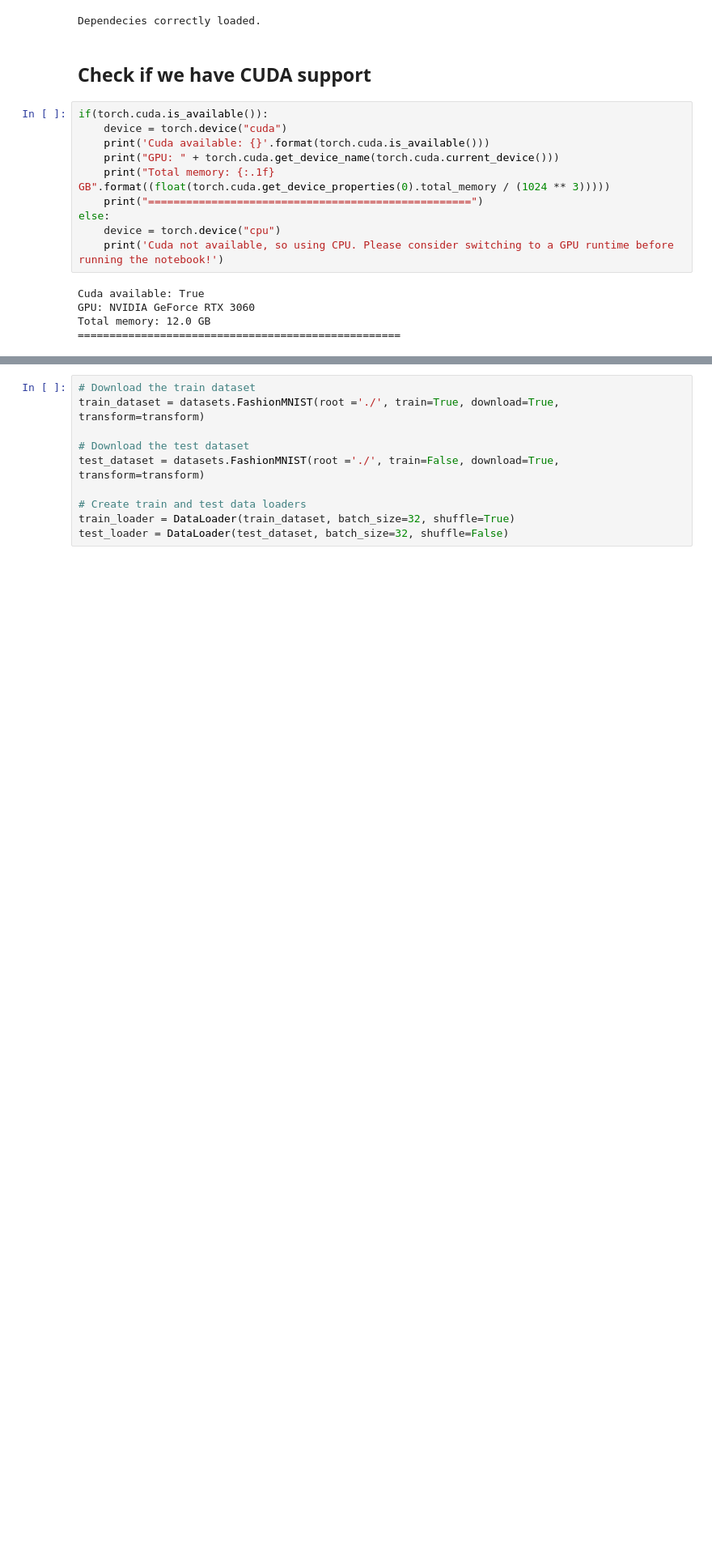
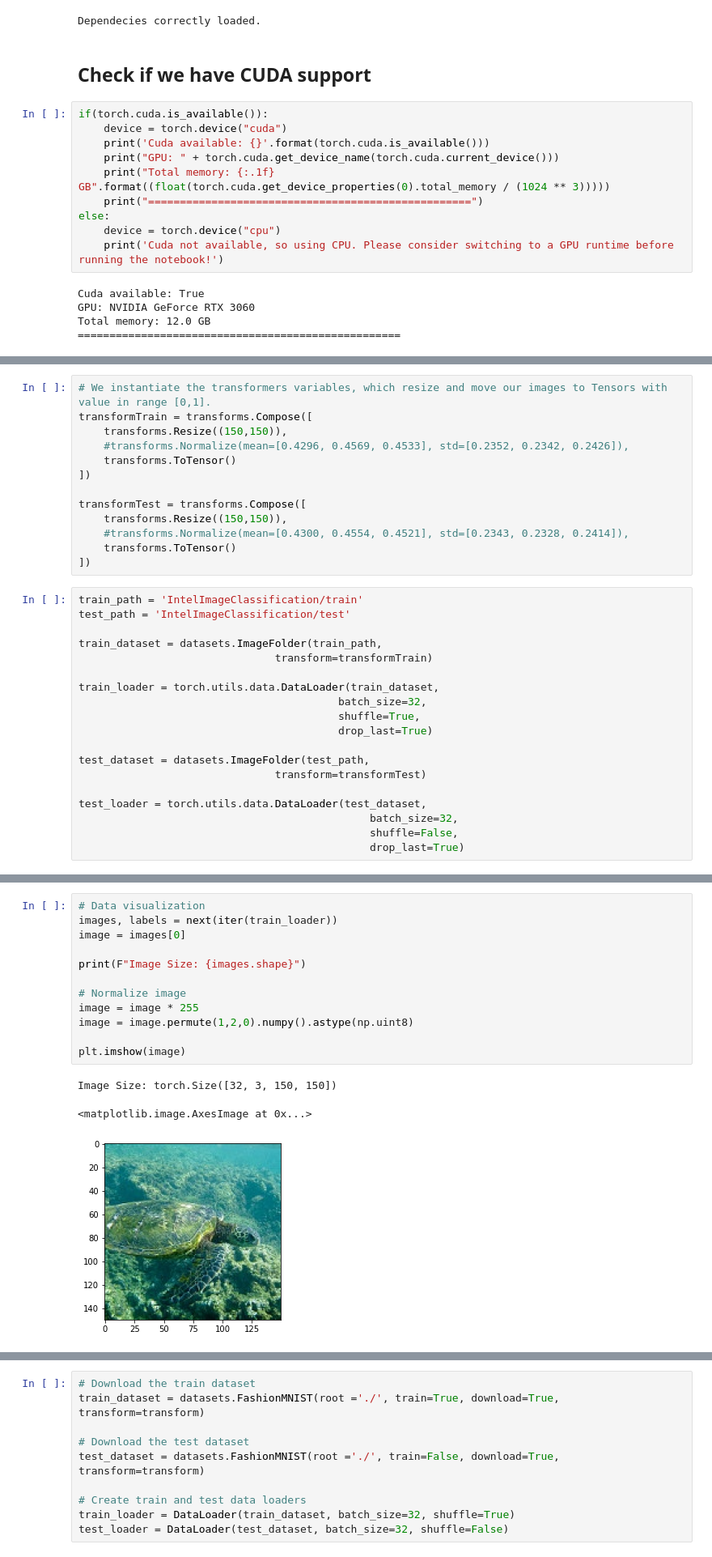
Before and after one commit to SlimShadys/FreeAdversarialTraining, a Jupyter notebook: FreeAdversarialTraining.ipynb, the cells around one changed output, grey strips where cells are left out. Shown at 81% size. Cells and saved outputs as stored; diff of their text form; blank space fills up the shorter version.

```diff
--- a/FreeAdversarialTraining.ipynb
+++ b/FreeAdversarialTraining.ipynb
@@ -57,0 +108,32 @@ Total memory: 12.0 GB
+# %%
+# We instantiate the transformers variables, which resize and move our images to Tensors with value in range [0,1].
+transformTrain = transforms.Compose([
+    transforms.Resize((150,150)),
+    #transforms.Normalize(mean=[0.4296, 0.4569, 0.4533], std=[0.2352, 0.2342, 0.2426]),
+    transforms.ToTensor()
+])
+
+transformTest = transforms.Compose([
+    transforms.Resize((150,150)),
+    #transforms.Normalize(mean=[0.4300, 0.4554, 0.4521], std=[0.2343, 0.2328, 0.2414]),
+    transforms.ToTensor()
+])
+# %%
+train_path = 'IntelImageClassification/train'
+test_path = 'IntelImageClassification/test'
+
+train_dataset = datasets.ImageFolder(train_path,
+                               transform=transformTrain)
+
+train_loader = torch.utils.data.DataLoader(train_dataset,
+                                         batch_size=32,
+                                         shuffle=True,
+                                         drop_last=True)
+
+test_dataset = datasets.ImageFolder(test_path,
+                               transform=transformTest)
+
+test_loader = torch.utils.data.DataLoader(test_dataset,
+                                              batch_size=32,
+                                              shuffle=False,
+                                              drop_last=True)
@@ -58 +168,17 @@ Total memory: 12.0 GB
+# %%
+# Data visualization
+images, labels = next(iter(train_loader))
+image = images[0]
+
+print(F"Image Size: {images.shape}")
+
+# Normalize image
+image = image * 255
+image = image.permute(1,2,0).numpy().astype(np.uint8)
+
+plt.imshow(image)
+# %% [output]
+Image Size: torch.Size([32, 3, 150, 150])
+<matplotlib.image.AxesImage at 0x...>
+[figure, added]
 # %% [markdown]
```
Also changed, not shown: parts of 44 cells of this notebook, 2 other files.
